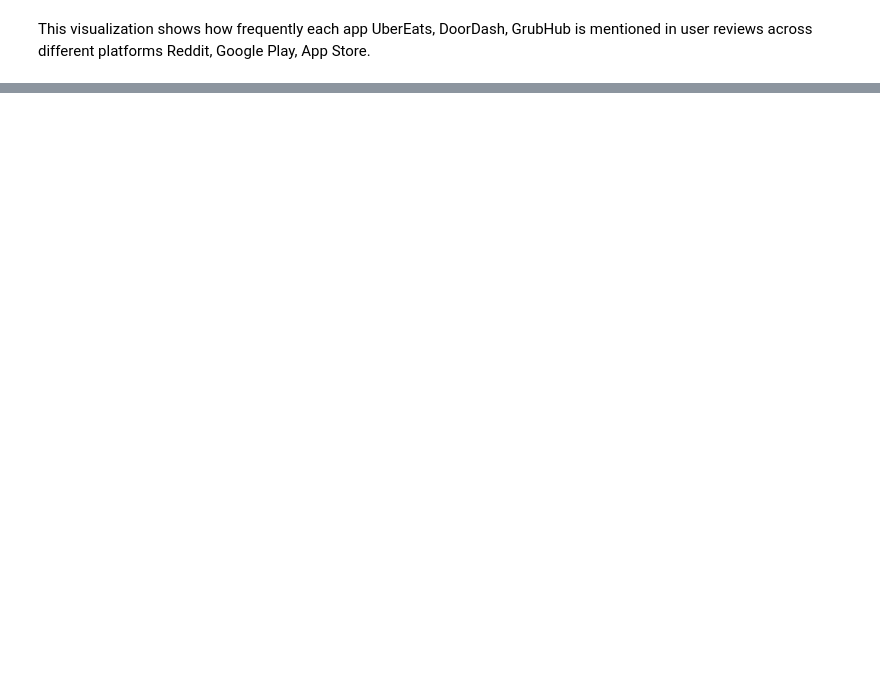
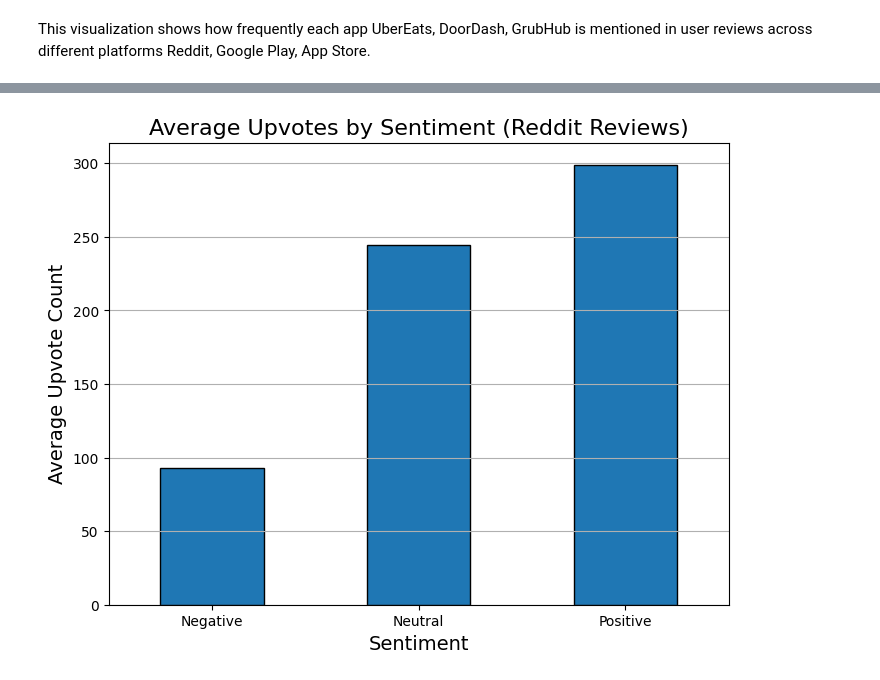
Before and after one commit to chirag1902/Multi-Platform-Review-Analysis-for-Food-Delivery-Apps, a Jupyter notebook: notebooks/EDA.ipynb, the cells around one changed output, grey strips where cells are left out. Saved outputs shown, nothing was run; the diff lists cells and outputs as text; code cells hidden in the pictures; blank space fills up the shorter version.

```diff
--- a/notebooks/EDA.ipynb
+++ b/notebooks/EDA.ipynb
@@ -320,0 +330,20 @@ This visualization shows how frequently each app UberEats, DoorDash, GrubHub is
+# %%
+import matplotlib.pyplot as plt
+import pandas as pd
+
+# Filter only Reddit reviews
+reddit_reviews = df_combined[df_combined['data_source'] == 'Reddit']
+
+# Group by sentiment
+upvotes_by_sentiment = reddit_reviews.groupby('sentiment')['upvote_count'].mean()
+
+# Plot
+upvotes_by_sentiment.plot(kind='bar', figsize=(8,6), edgecolor='black')
+plt.title('Average Upvotes by Sentiment (Reddit Reviews)', fontsize=16)
+plt.ylabel('Average Upvote Count', fontsize=14)
+plt.xlabel('Sentiment', fontsize=14)
+plt.grid(axis='y')
+plt.xticks(rotation=0)
+plt.show()
+# %% [output]
+[figure, added]
```
Also changed, not shown: parts of 6 cells of this notebook.
